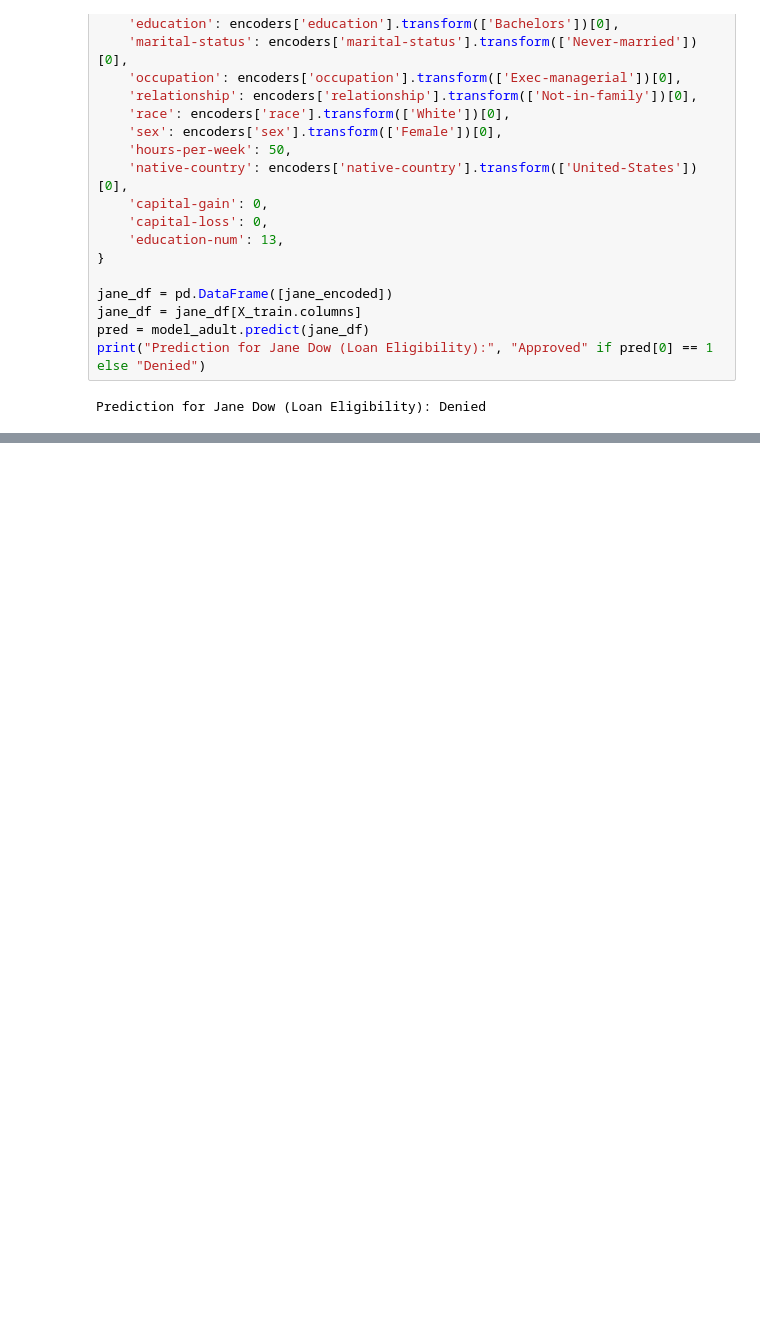
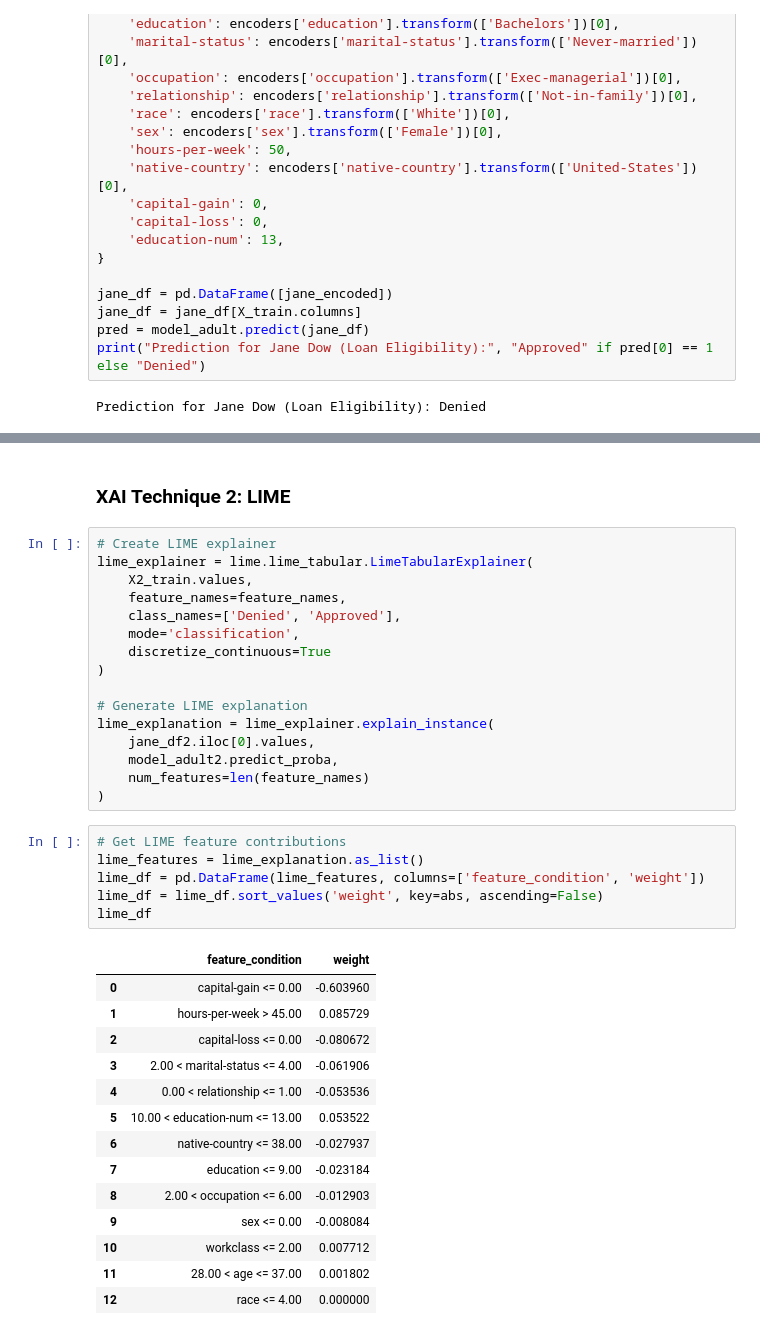
Before and after one commit to Jenniferli6/XAI_Machine_Learning_Court, a Jupyter notebook: Machine_Learning_Court.ipynb, the cells around one changed output, grey strips where cells are left out. Saved outputs shown, nothing was run; the diff lists cells and outputs as text; blank space fills up the shorter version.

```diff
--- a/Machine_Learning_Court.ipynb
+++ b/Machine_Learning_Court.ipynb
@@ -90,0 +362,39 @@ Prediction for Jane Dow (Loan Eligibility): Denied
+# %% [markdown]
+### XAI Technique 2: LIME
+# %%
+# Create LIME explainer
+lime_explainer = lime.lime_tabular.LimeTabularExplainer(
+    X2_train.values,
+    feature_names=feature_names,
+    class_names=['Denied', 'Approved'],
+    mode='classification',
+    discretize_continuous=True
+)
+
+# Generate LIME explanation
+lime_explanation = lime_explainer.explain_instance(
+    jane_df2.iloc[0].values,
+    model_adult2.predict_proba,
+    num_features=len(feature_names)
+)
+# %%
+# Get LIME feature contributions
+lime_features = lime_explanation.as_list()
+lime_df = pd.DataFrame(lime_features, columns=['feature_condition', 'weight'])
+lime_df = lime_df.sort_values('weight', key=abs, ascending=False)
+lime_df
+# %% [output]
+|  | feature_condition | weight |
+| 0 | capital-gain <= 0.00 | -0.603960 |
+| 1 | hours-per-week > 45.00 | 0.085729 |
+| 2 | capital-loss <= 0.00 | -0.080672 |
+| 3 | 2.00 < marital-status <= 4.00 | -0.061906 |
+| 4 | 0.00 < relationship <= 1.00 | -0.053536 |
+| 5 | 10.00 < education-num <= 13.00 | 0.053522 |
+| 6 | native-country <= 38.00 | -0.027937 |
+| 7 | education <= 9.00 | -0.023184 |
+| 8 | 2.00 < occupation <= 6.00 | -0.012903 |
+| 9 | sex <= 0.00 | -0.008084 |
+| 10 | workclass <= 2.00 | 0.007712 |
+| 11 | 28.00 < age <= 37.00 | 0.001802 |
+| 12 | race <= 4.00 | 0.000000 |
```
Also changed, not shown: parts of 34 cells of this notebook.
